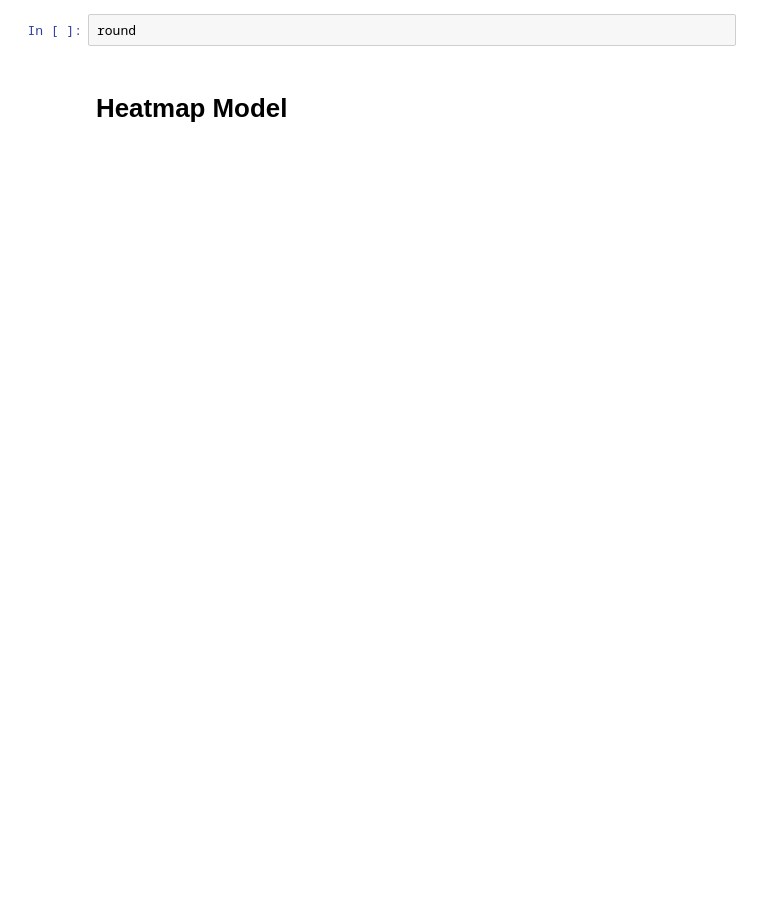
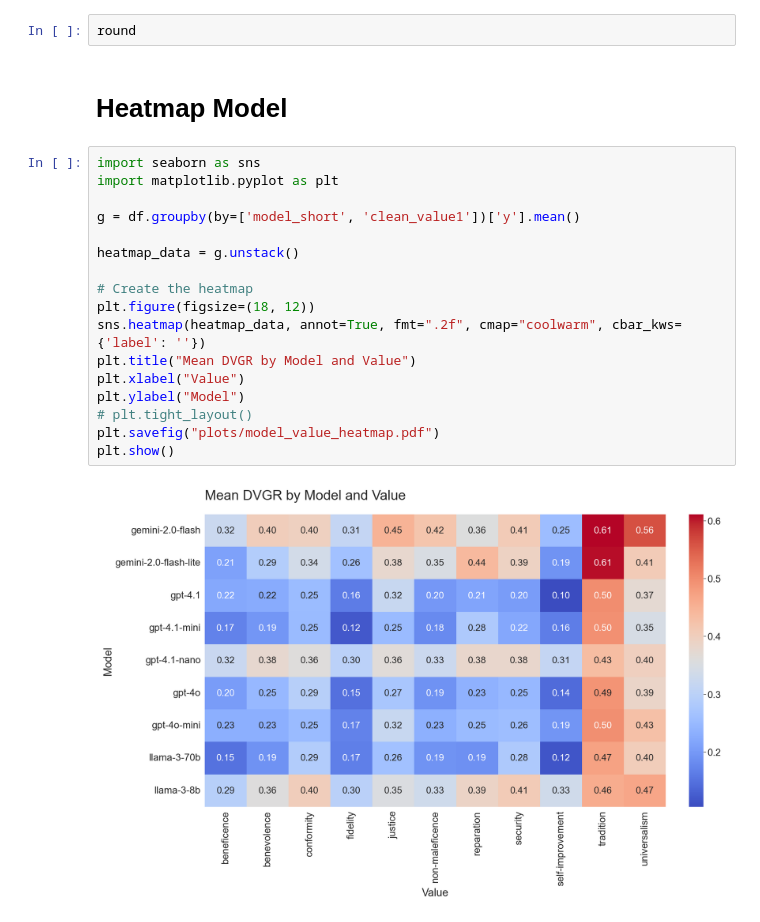
Before and after one commit to josh-ashkinaze/dvb, a Jupyter notebook: 9_run_stats_nb.ipynb, the cells around one changed output. Cells and saved outputs as stored; diff of their text form; blank space fills up the shorter version.

Commit message:
labeling heatmap model

```diff
--- a/9_run_stats_nb.ipynb
+++ b/9_run_stats_nb.ipynb
@@ -1490,3 +1490,22 @@ ddf
 round
 # %% [markdown]
 # Heatmap Model
+# %%
+import seaborn as sns
+import matplotlib.pyplot as plt
+
+g = df.groupby(by=['model_short', 'clean_value1'])['y'].mean()
+
+heatmap_data = g.unstack()
+
+# Create the heatmap
+plt.figure(figsize=(18, 12))
+sns.heatmap(heatmap_data, annot=True, fmt=".2f", cmap="coolwarm", cbar_kws={'label': ''})
+plt.title("Mean DVGR by Model and Value")
+plt.xlabel("Value")
+plt.ylabel("Model")
+# plt.tight_layout()
+plt.savefig("plots/model_value_heatmap.pdf")
+plt.show()
+# %% [output]
+[figure, added]
```
Also changed, not shown: parts of 6 cells of this notebook.
